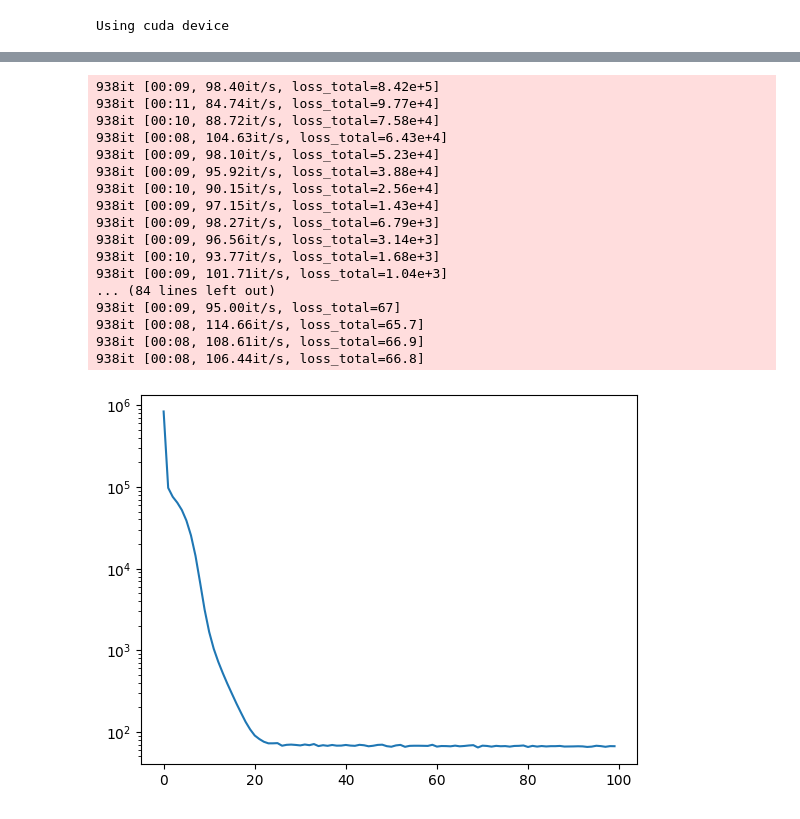
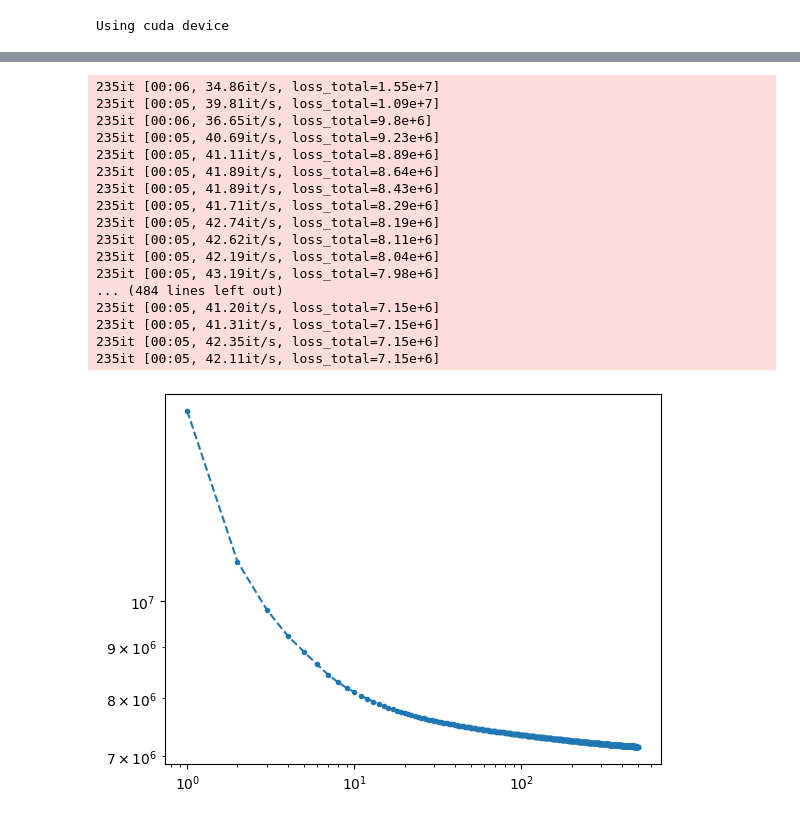
Before and after one commit to vfschumann/HU_SysBio_FinalProjekt, a Jupyter notebook: OneLayer_VAE_model.ipynb, the cells around one changed output, grey strips where cells are left out. Drawn from its saved outputs; the diff is of its cells as text; code cells hidden in the pictures.

Commit message:
small changes
- 500 epochs
- adding notes

```diff
--- a/OneLayer_VAE_model.ipynb
+++ b/OneLayer_VAE_model.ipynb
@@ -19,7 +19,7 @@ from torchvision import datasets, transforms
 import torch.nn.functional as F
 from torchvision.transforms import ToTensor
 # %%
-batch_size = 64
+batch_size = 256
 
 mnist_data = datasets.MNIST(root='./data', train=True, download=True, transform=transforms.ToTensor())
 mnist_test = datasets.MNIST(root='./data', train=False, download=True, transform=transforms.ToTensor())
@@ -36,22 +36,22 @@ Using cuda device
 
 dim_encoder_decoder=784
 dim_hidden=256
-dim_latent=12
+dim_latent=16
 
 class VAE(nn.Module):
-    def __init__(self, dim_encoder_decoder=784, dim_hidden=256, dim_latent=12):
+    def __init__(self, dim_encoder_decoder=784, dim_hidden=256, dim_latent=16):
         super(VAE , self).__init__()
 
         self.decoder = nn.Sequential(                             # sequential operation of the following code:
-            nn.Linear(dim_latent, dim_hidden),                    # decoding laten layer (12 -> 256 nodes)
-            nn.ReLU(),                                            #
+            nn.Linear(dim_latent, dim_hidden),                    # decoding laten layer (16 -> 256 nodes)
+            nn.ReLU(),                                            # activation function f(x) = max(0, x)
             nn.Linear(dim_hidden, dim_encoder_decoder),           # reconstruction of image (256 -> 784)
-            nn.Sigmoid()                                          # rescale values between ]0,1[ by the sigmoidal function
+            nn.Sigmoid() #nn.Softmax()                            # rescale values between ]0,1[ by the sigmoidal function
         )
 
         self.encoder_layer = nn.Sequential(                       # sequential operation of the following code:
             nn.Linear(dim_encoder_decoder, dim_hidden),           # decoding laten layer (784 -> 256 nodes)
-            nn.ReLU(),
+            nn.ReLU(),                                            # activation function
         )
 
         self.hidden_to_mu = nn.Linear(dim_hidden, dim_latent)     # hidden layer in dim_latent for mu
@@ -60,17 +60,17 @@ class VAE(nn.Module):
 
     def encoder(self, x):
         hidden_layer = self.encoder_layer(x)
-        mu = self.hidden_to_mu(hidden_layer)
-        sigma = self.hidden_to_sigma(hidden_layer)
-        return mu , sigma
+        mu = self.hidden_to_mu(hidden_layer)                      # get the mean
+        sigma = self.hidden_to_sigma(hidden_layer)                # get the standard devation
+        return mu , sigma                                         # return the encoded
 
 
-    def forward(self, x):                                        #
-        mu, sigma = self.encoder(x)
-        epsilon = torch.randn_like(sigma)                        #### "Returns a tensor with the same size as input that is filled with random numbers from a normal distribution with mean 0 and variance 1"
-        z = mu + sigma*epsilon
-        decoded = self.decoder(z)
-        return decoded , mu, sigma , z
+    def forward(self, x):                                         #
+        mu, sigma = self.encoder(x)                               # compute the variance and mean of a reduced dim
+        epsilon = torch.randn_like(sigma)                         # random noice ### "Returns a tensor with the same size as input that is filled with random numbers from a normal distribution with mean 0 and variance 1"
+        z = mu + sigma*epsilon                                    # reparametrization # compute latent layer from reduced dim of mu and sigma and some random noice
+        decoded = self.decoder(z)                                 # decode latent layer
+        return decoded , mu, sigma , z                            # return the decoded vector, mean, standard devation, latent vector
 
 
 model = VAE().to(device) #### this is needed for cuda
@@ -92,49 +92,50 @@ VAE(
 )
 # %%
 loss_fn = nn.MSELoss()                                        ### nn.MSELoss() (Mean Square Error) for regression tasks
-#loss_fn = nn.CrossEntropyLoss()
-#loss_fn = nn.BCELoss(reduction="sum")
-optimizer = torch.optim.Adam(model.parameters(),lr=1e-4, )#
+loss_fn = nn.CrossEntropyLoss()
+loss_fn = nn.BCELoss(reduction="sum")
+optimizer = torch.optim.Adam(model.parameters(),lr=5e-4, )#
 # %%
 from tqdm import tqdm
-n_epochs = 100
+n_epochs = 500
 
 list_loss = []
 torch.manual_seed(42)
 for epoch in range(n_epochs):
     loop = tqdm(enumerate(train_dataloader))
     loss_total = 0
     for batch , (X, label) in loop:
         X = X.reshape(-1, dim_encoder_decoder).to(device)
         pred , mu, sigma , _ = model(X)
         re_loss = loss_fn(pred, X)
         kl_div = - torch.sum(1 + torch.log(sigma.pow(2)) - mu.pow(2) - sigma.pow(2))
         loss = re_loss + kl_div
         optimizer.zero_grad()
         loss.backward()
         optimizer.step()
         loss_total += loss.item()
         loop.set_postfix(loss_total=loss_total)
     list_loss.append(loss_total)
-plt.plot([i for i,x in enumerate(list_loss)], list_loss)
+plt.plot([i+1 for i,x in enumerate(list_loss)], list_loss,"--.")
 plt.yscale("log")
+plt.xscale("log")
 plt.show()
 # %% [output]
-938it [00:09, 98.40it/s, loss_total=8.42e+5]
-938it [00:11, 84.74it/s, loss_total=9.77e+4]
-938it [00:10, 88.72it/s, loss_total=7.58e+4]
-938it [00:08, 104.63it/s, loss_total=6.43e+4]
-938it [00:09, 98.10it/s, loss_total=5.23e+4]
-938it [00:09, 95.92it/s, loss_total=3.88e+4]
-938it [00:10, 90.15it/s, loss_total=2.56e+4]
-938it [00:09, 97.15it/s, loss_total=1.43e+4]
-938it [00:09, 98.27it/s, loss_total=6.79e+3]
-938it [00:09, 96.56it/s, loss_total=3.14e+3]
-938it [00:10, 93.77it/s, loss_total=1.68e+3]
-938it [00:09, 101.71it/s, loss_total=1.04e+3]
-... (84 lines left out)
-938it [00:09, 95.00it/s, loss_total=67]
-938it [00:08, 114.66it/s, loss_total=65.7]
-938it [00:08, 108.61it/s, loss_total=66.9]
-938it [00:08, 106.44it/s, loss_total=66.8]
+235it [00:06, 34.86it/s, loss_total=1.55e+7]
+235it [00:05, 39.81it/s, loss_total=1.09e+7]
+235it [00:06, 36.65it/s, loss_total=9.8e+6]
+235it [00:05, 40.69it/s, loss_total=9.23e+6]
+235it [00:05, 41.11it/s, loss_total=8.89e+6]
+235it [00:05, 41.89it/s, loss_total=8.64e+6]
+235it [00:05, 41.89it/s, loss_total=8.43e+6]
+235it [00:05, 41.71it/s, loss_total=8.29e+6]
+235it [00:05, 42.74it/s, loss_total=8.19e+6]
+235it [00:05, 42.62it/s, loss_total=8.11e+6]
+235it [00:05, 42.19it/s, loss_total=8.04e+6]
+235it [00:05, 43.19it/s, loss_total=7.98e+6]
+... (484 lines left out)
+235it [00:05, 41.20it/s, loss_total=7.15e+6]
+235it [00:05, 41.31it/s, loss_total=7.15e+6]
+235it [00:05, 42.35it/s, loss_total=7.15e+6]
+235it [00:05, 42.11it/s, loss_total=7.15e+6]
-[figure, old version]
+[figure, new version]
```
Also changed, not shown: parts of 6 cells of this notebook.
